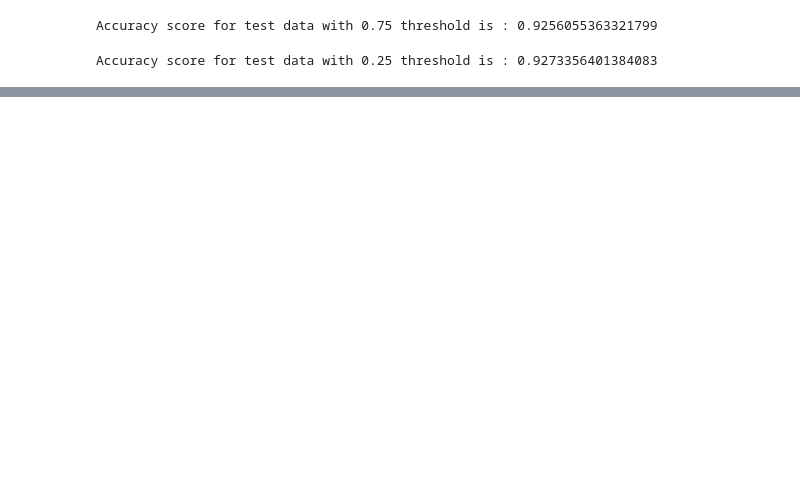
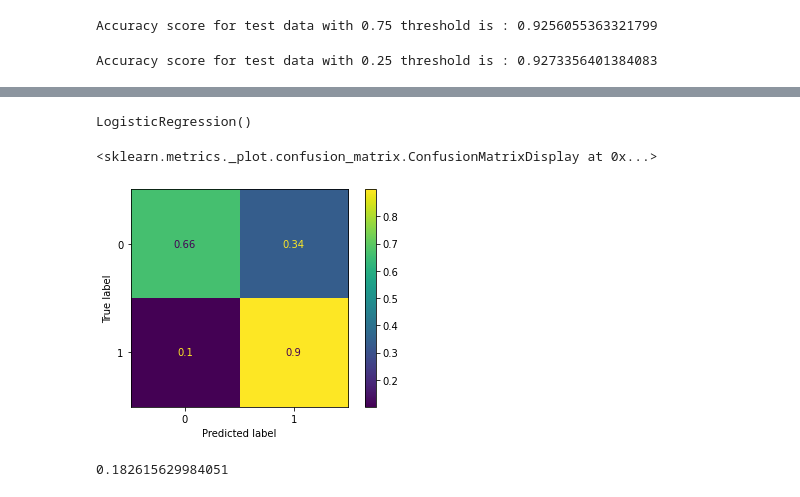
Before and after one commit to Ishankoradia/ML-Concepts-and-Algorithms, a Jupyter notebook: Logistic Regression.ipynb, the cells around one changed output, grey strips where cells are left out. Drawn from its saved outputs; the diff is of its cells as text; code cells hidden in the pictures; blank space fills up the shorter version.

Commit message:
F1 score LR

```diff
--- a/Logistic Regression.ipynb
+++ b/Logistic Regression.ipynb
@@ -742,0 +788,3 @@ Accuracy score for test data with 0.25 threshold is : 0.9273356401384083
+# %%
+X = data_cont.loc[ : , data_cont.columns != 'Adult']
+y = data_cont.loc[ : , data_cont.columns == 'Adult']
@@ -742,0 +809,21 @@ Accuracy score for test data with 0.25 threshold is : 0.9273356401384083
+# %%
+from sklearn.model_selection import train_test_split
+
+X_train, X_test, y_train, y_test = train_test_split(X, y, test_size=0.3, random_state=3)
+# %%
+from sklearn.linear_model import LogisticRegression
+
+logreg = LogisticRegression()
+
+logreg.fit(X_train, y_train)
+# %% [output]
+LogisticRegression()
+# %%
+y_test_pred = logreg.predict(X_test)
+# %%
+from sklearn.metrics import ConfusionMatrixDisplay
+
+ConfusionMatrixDisplay.from_predictions(y_test, y_test_pred, normalize='true')
+# %% [output]
+<sklearn.metrics._plot.confusion_matrix.ConfusionMatrixDisplay at 0x...>
+[figure, added]
@@ -742,0 +832,4 @@ Accuracy score for test data with 0.25 threshold is : 0.9273356401384083
+# %%
+1 - accuracy_score(y_test, y_test_pred)
+# %% [output]
+0.182615629984051
```
Also changed, not shown: parts of 7 cells of this notebook.
